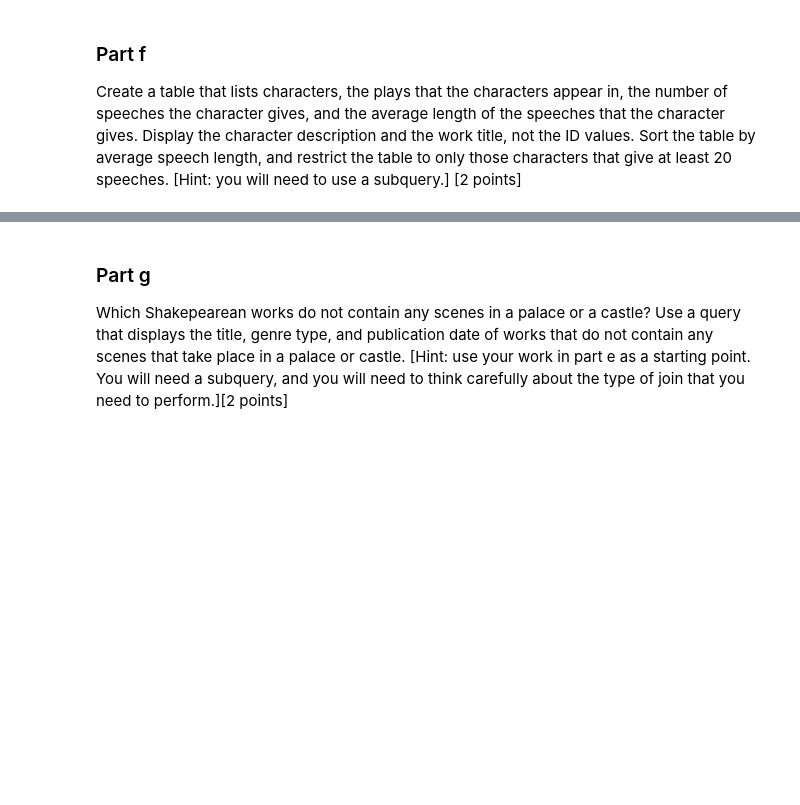
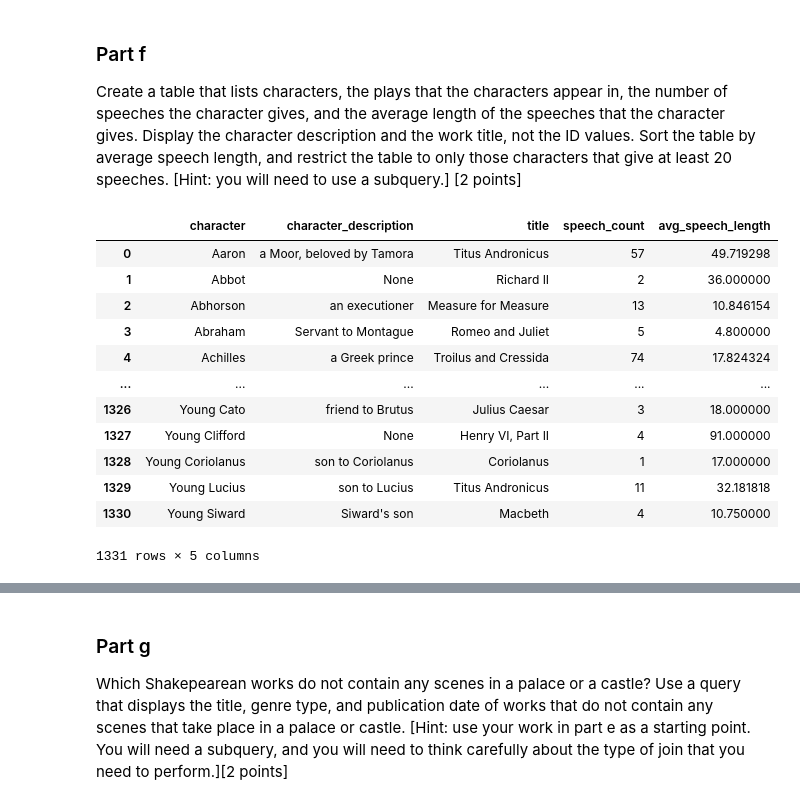
Before and after one commit to leek10/ds6001databases, a Jupyter notebook: Lab7.ipynb, the cells around one changed output, grey strips where cells are left out. Saved outputs shown, nothing was run; the diff lists cells and outputs as text; code cells hidden in the pictures; blank space fills up the shorter version.

```diff
--- a/Lab7.ipynb
+++ b/Lab7.ipynb
@@ -251,3 +285,35 @@ Many scenes in Shakespeare's works take place in palaces or castles. Use a query
 # %% [markdown]
 ### Part f
 Create a table that lists characters, the plays that the characters appear in, the number of speeches the character gives, and the average length of the speeches that the character gives. Display the character description and the work title, not the ID values. Sort the table by average speech length, and restrict the table to only those characters that give at least 20 speeches. [Hint: you will need to use a subquery.] [2 points]
+# %%
+# Calculating number of speeches and average speech length per character
+sub_query_f = '''
+SELECT
+    char.charname AS character,
+    char.description AS character_description,
+    w.title,
+    COUNT(p.plaintext) AS speech_count,
+    AVG(p.wordcount) AS avg_speech_length
+    FROM characters char
+INNER JOIN paragraphs p
+    ON char.charid = p.charid
+INNER JOIN works w
+    ON p.workid = w.workid
+GROUP BY char.charname, char.description, w.title
+'''
+
+pd.read_sql_query(sub_query_f, engine)
+# %% [output]
+|  | character | character_description | title | speech_count | avg_speech_length |
+| 0 | Aaron | a Moor, beloved by Tamora | Titus Andronicus | 57 | 49.719298 |
+| 1 | Abbot | None | Richard II | 2 | 36.000000 |
+| 2 | Abhorson | an executioner | Measure for Measure | 13 | 10.846154 |
+| 3 | Abraham | Servant to Montague | Romeo and Juliet | 5 | 4.800000 |
+| 4 | Achilles | a Greek prince | Troilus and Cressida | 74 | 17.824324 |
+| ... | ... | ... | ... | ... | ... |
+| 1326 | Young Cato | friend to Brutus | Julius Caesar | 3 | 18.000000 |
+| 1327 | Young Clifford | None | Henry VI, Part II | 4 | 91.000000 |
+| 1328 | Young Coriolanus | son to Coriolanus | Coriolanus | 1 | 17.000000 |
+| 1329 | Young Lucius | son to Lucius | Titus Andronicus | 11 | 32.181818 |
+| 1330 | Young Siward | Siward's son | Macbeth | 4 | 10.750000 |
+1331 rows × 5 columns
```
Also changed, not shown: parts of 12 cells of this notebook.
